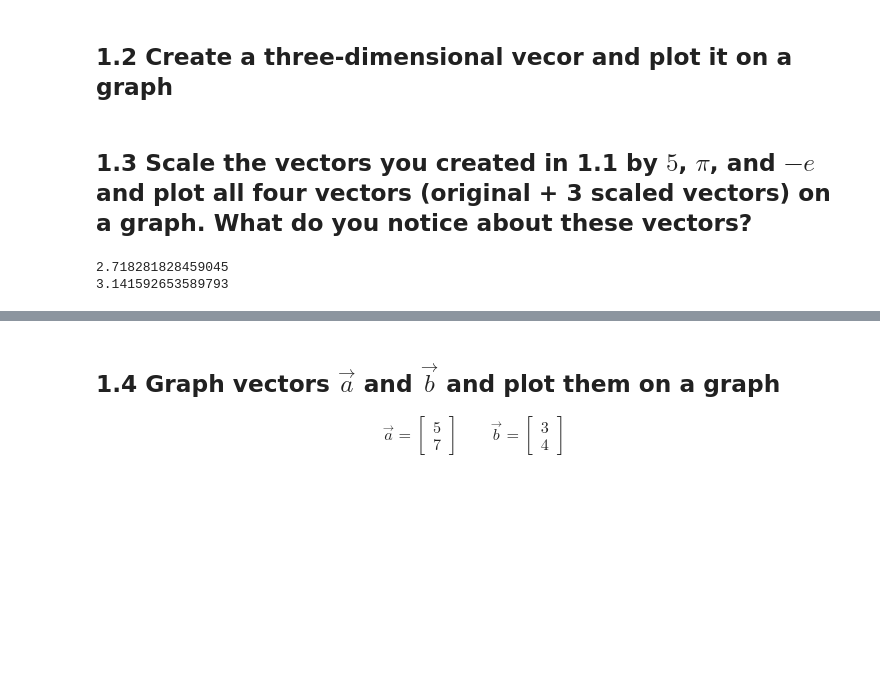
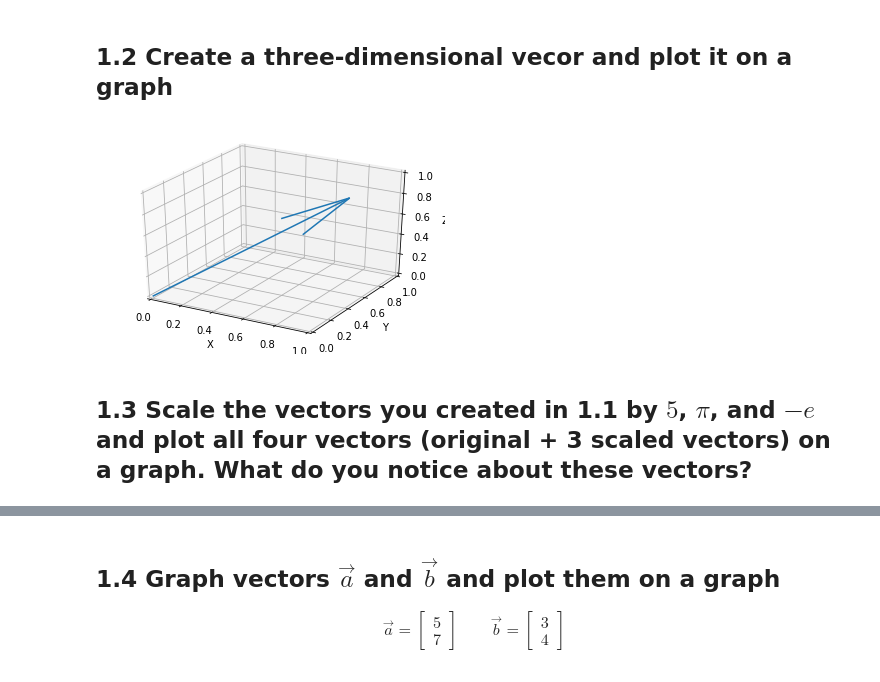
Before and after one commit to bloominstituteoftechnology/DS-Unit-1-Sprint-3-Linear-Algebra, a Jupyter notebook: module1-vectors-and-matrices/LS_DS_131_Vectors_and_Matrices_Assignment.ipynb, the cells around one changed output, grey strips where cells are left out. Drawn from its saved outputs; the diff is of its cells as text; code cells hidden in the pictures; blank space fills up the shorter version.

```diff
--- a/module1-vectors-and-matrices/LS_DS_131_Vectors_and_Matrices_Assignment.ipynb
+++ b/module1-vectors-and-matrices/LS_DS_131_Vectors_and_Matrices_Assignment.ipynb
@@ -9,11 +23,21 @@ pull change
 # %% [markdown]
 ## 1.2 Create a three-dimensional vecor and plot it on a graph
+# %%
+from mpl_toolkits.mplot3d import Axes3D
+
+
+
+fig = plt.figure()
+ax = fig.add_subplot(111, projection='3d')
+ax.quiver(0.0, 0.0, 0.0, 0.8, 0.8, 0.8, length=1)
+ax.set_xlim([0, 1])
+ax.set_ylim([0, 1])
+ax.set_zlim([0, 1])
+ax.set_xlabel('X')
+ax.set_ylabel('Y')
+ax.set_zlabel('Z')
+plt.show()
+# %% [output]
+[figure, added]
 # %% [markdown]
 ## 1.3 Scale the vectors you created in 1.1 by $5$, $\pi$, and $-e$ and plot all four vectors (original + 3 scaled vectors) on a graph. What do you notice about these vectors?
-# %%
-from math import e, pi
-print(e)
-print(pi)
-# %% [output]
-2.718281828459045
-3.141592653589793
```
Also changed, not shown: parts of 20 cells of this notebook.
